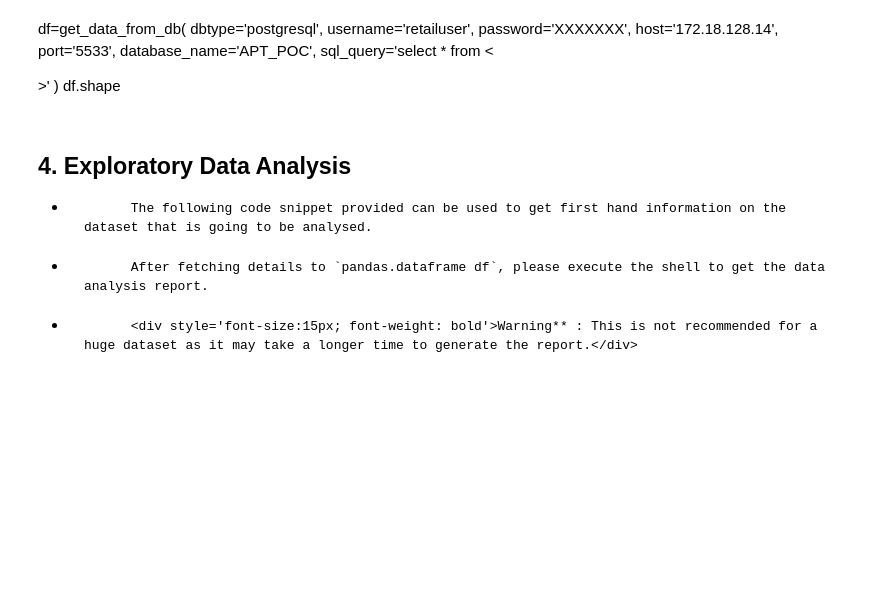
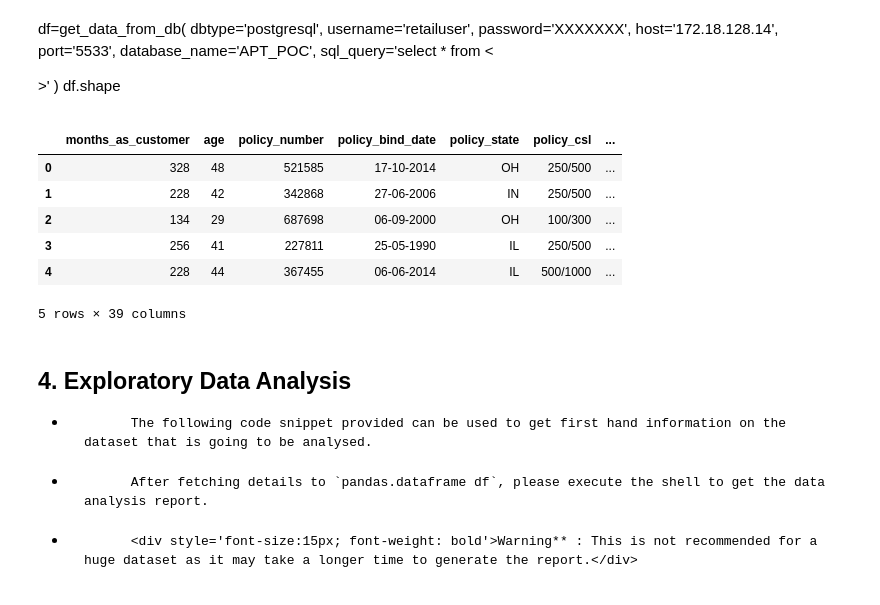
Before and after one commit to iborntolearn/nbdemo, a Jupyter notebook: AutoInsurance_Fraud_Model.ipynb, the cells around one changed output. Saved outputs shown, nothing was run; the diff lists cells and outputs as text; code cells hidden in the pictures; blank space fills up the shorter version.

```diff
--- a/AutoInsurance_Fraud_Model.ipynb
+++ b/AutoInsurance_Fraud_Model.ipynb
@@ -75,6 +75,16 @@ def read_data(inpath):
     return pd.read_csv(inpath)
 # %%
 df = read_data('s3://ins-data-lake/insfiles/insurance_claims.csv')
+# %%
+df.head()
+# %% [output]
+|  | months_as_customer | age | policy_number | policy_bind_date | policy_state | policy_csl | ... |
+| 0 | 328 | 48 | 521585 | 17-10-2014 | OH | 250/500 | ... |
+| 1 | 228 | 42 | 342868 | 27-06-2006 | IN | 250/500 | ... |
+| 2 | 134 | 29 | 687698 | 06-09-2000 | OH | 100/300 | ... |
+| 3 | 256 | 41 | 227811 | 25-05-1990 | IL | 250/500 | ... |
+| 4 | 228 | 44 | 367455 | 06-06-2014 | IL | 500/1000 | ... |
+5 rows × 39 columns
 # %% [markdown]
 ## 4. Exploratory Data Analysis
 * 			The following code snippet provided can be used to get first hand information on the dataset that is going to be analysed.
```
Also changed, not shown: 1 other file.
